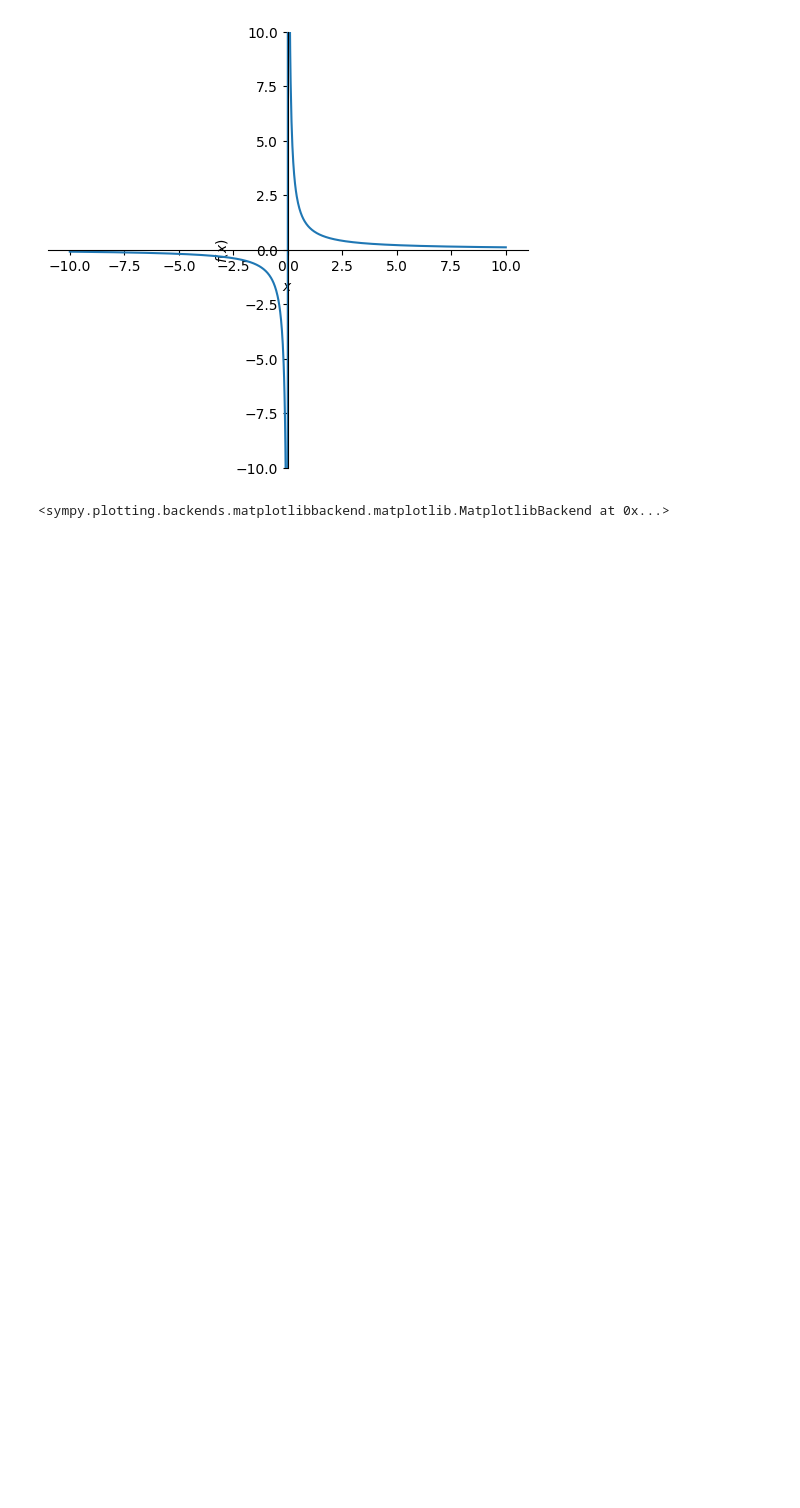
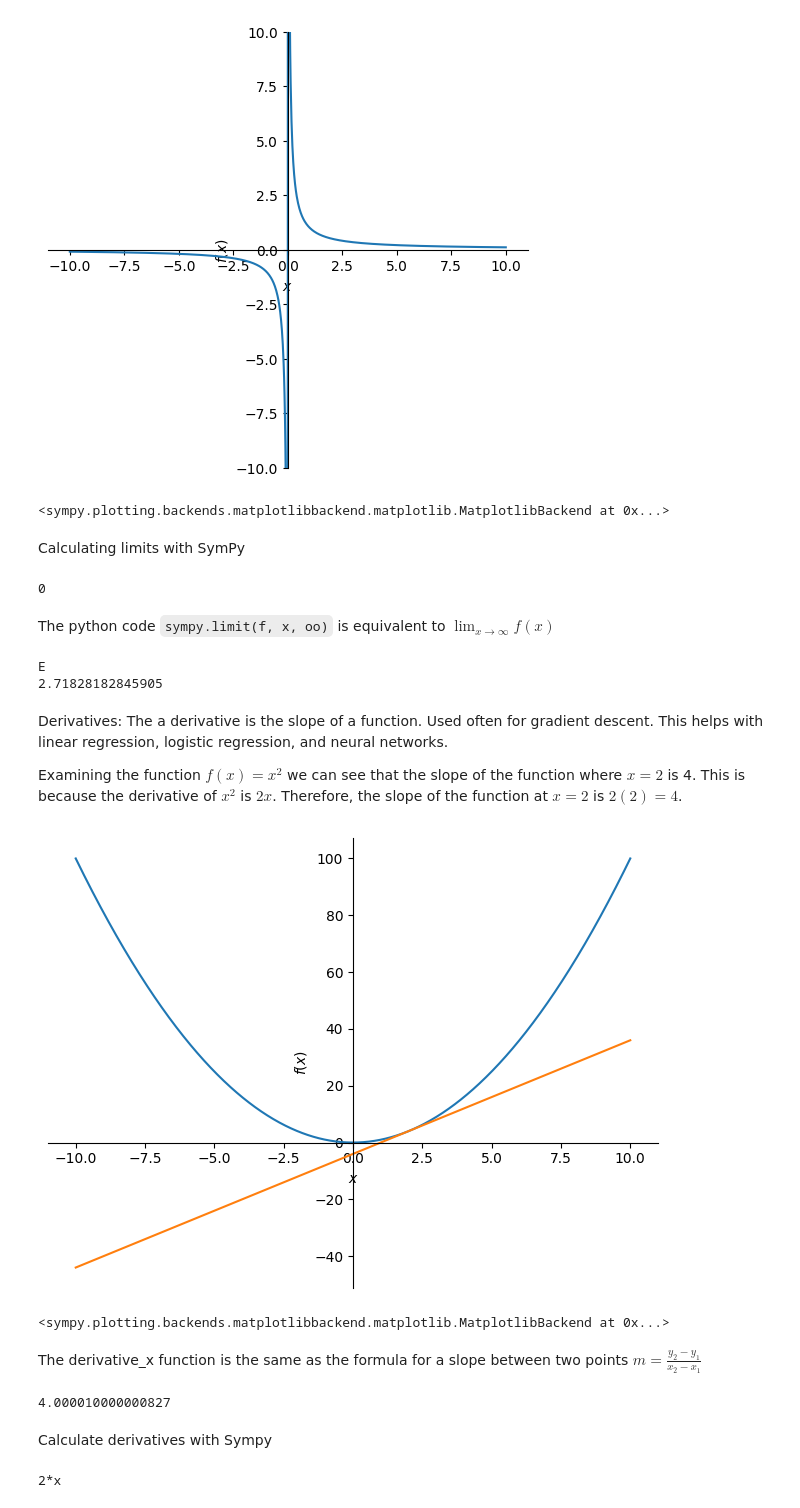
Before and after one commit to jtschet1/data-science-math, a Jupyter notebook: chapter_one.ipynb, the cells around one changed output. Saved outputs shown, nothing was run; the diff lists cells and outputs as text; code cells hidden in the pictures; blank space fills up the shorter version.

````diff
--- a/chapter_one.ipynb
+++ b/chapter_one.ipynb
@@ -232,3 +235,66 @@ plot(f, (x, axis_range[0], axis_range[1]), ylim=axis_range, aspect_ratio=(1, 1))
 # %% [output]
 [figure]
 <sympy.plotting.backends.matplotlibbackend.matplotlib.MatplotlibBackend at 0x...>
+# %% [markdown]
+Calculating limits with SymPy
+# %%
+x = symbols('x')
+f = 1 / x
+result = limit(f, x, oo) # oo in sympy means infinity
+print(result)
+# %% [output]
+0
+# %% [markdown]
+The python code ```sympy.limit(f, x, oo)``` is equivalent to $\lim_{x \to \infty} f(x)$
+# %%
+# we can also further verify euler's number
+n = symbols('n')
+f = (1 + (1/n))**n
+e = limit(f, n, oo)
+print(e) # this print out the literal letter 'E'. The data type is <class 'sympy.core.numbers.Exp1'>
+print(e.evalf()) # this prints out the value of Euler's number. The data type is <class 'sympy.core.numbers.Float'>
+# %% [output]
+E
+2.71828182845905
+# %% [markdown]
+Derivatives: The a derivative is the slope of a function. Used often for gradient descent. This helps with linear regression, logistic regression, and neural networks.
+
+Examining the function $f(x) = x^2$ we can see that the slope of the function where $x = 2$ is 4. This is because the derivative of $x^2$ is $2x$. Therefore, the slope of the function at $x = 2$ is $2(2) = 4$.
+# %%
+# we can graph a quadratic equation and the tangent line at x = 2 to show the slope of the tangent line
+from sympy import *
+x = symbols('x')
+f = x**2
+f_prime = f.diff(x)
+tangent_line = f_prime.subs(x, 2) * x + f.subs(x, 2) - f_prime.subs(x, 2) * 2
+plot(f, tangent_line, (x, -10, 10))
+# %% [output]
+[figure, added]
+<sympy.plotting.backends.matplotlibbackend.matplotlib.MatplotlibBackend at 0x...>
+# %% [markdown]
+The derivative_x function is the same as the formula for a slope between two points $m = \frac{y_2 - y_1}{x_2 - x_1}$
+# %%
+def derivative_x(f, x, step_size):
+    m = (f(x + step_size) - f(x)) / ((x + step_size) - x)
+    return m
+
+def f(x):
+    return x**2
+
+slope_at_2 = derivative_x(f, 2, 0.00001)
+
+print(slope_at_2)
+# %% [output]
+4.000010000000827
+# %% [markdown]
+Calculate derivatives with Sympy
+# %%
+x = symbols('x')
+
+f = x**2
+
+dx_f = diff(f)
+
+print(dx_f )
+# %% [output]
+2*x
````
Also changed, not shown: parts of 18 cells of this notebook.
